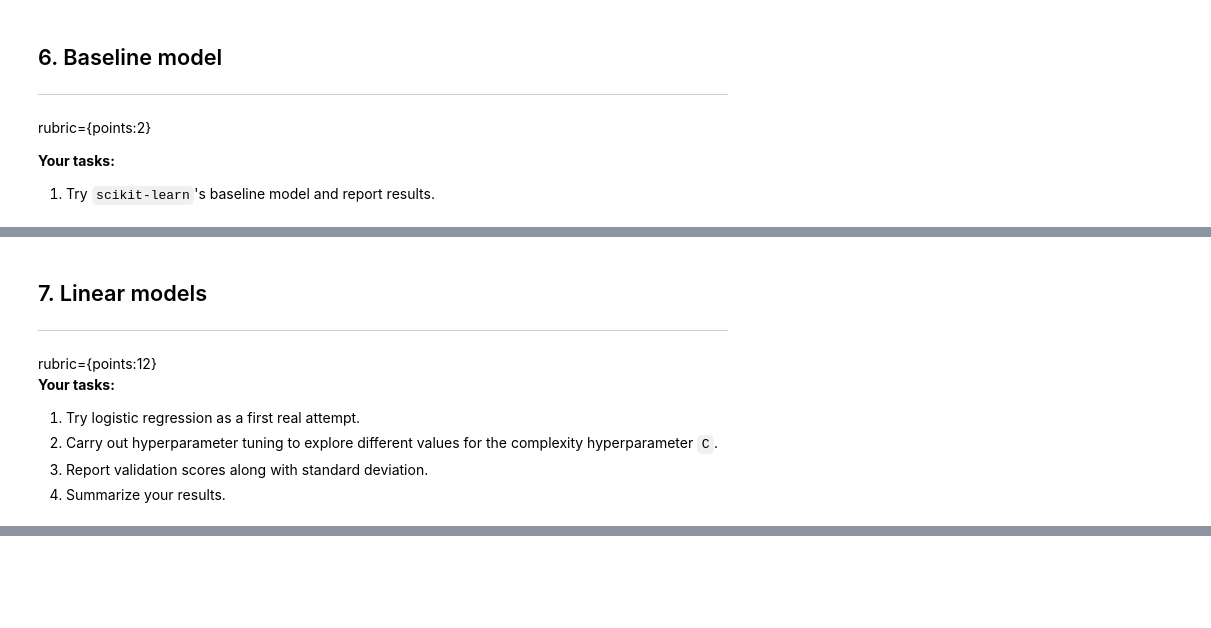
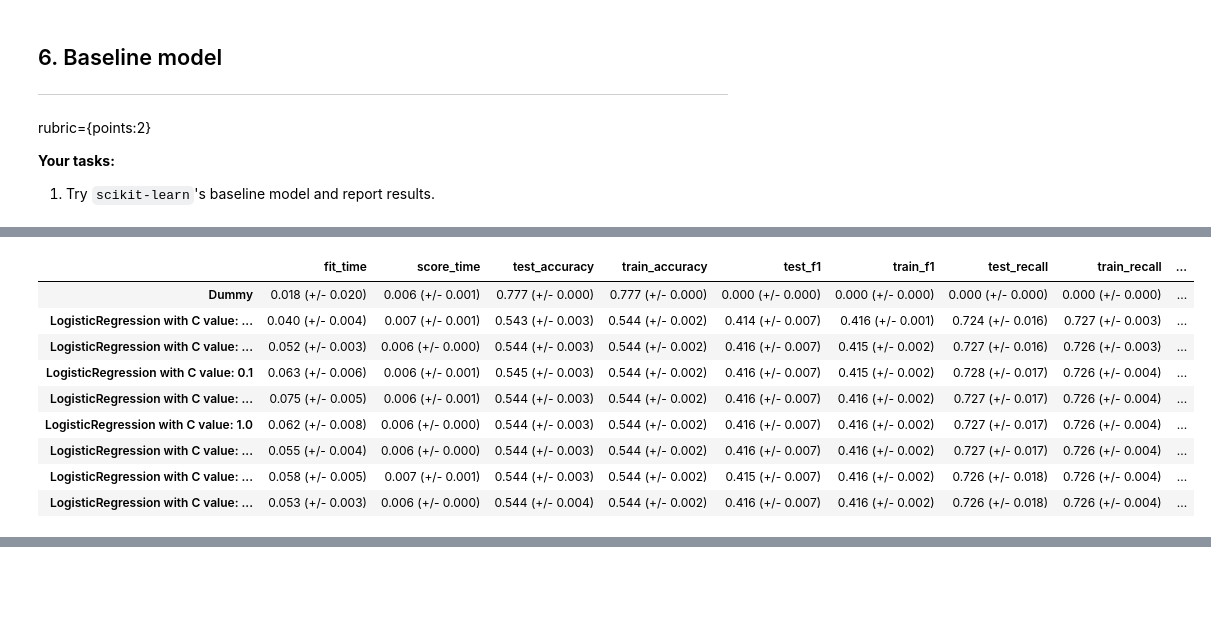
Before and after one commit to SilentM/cpsc330-2021W2, a Jupyter notebook: hw/hw6/hw6.ipynb, the cells around one changed output, grey strips where cells are left out. Saved outputs shown, nothing was run; the diff lists cells and outputs as text; code cells hidden in the pictures.

```diff
--- a/hw/hw6/hw6.ipynb
+++ b/hw/hw6/hw6.ipynb
@@ -439,11 +444,51 @@ pd.DataFrame(results).T
-# %% [markdown]
-## 7. Linear models <a name="7"></a>
-<hr>
-rubric={points:12}
-
-**Your tasks:**
-
-1. Try logistic regression as a first real attempt.
-2. Carry out hyperparameter tuning to explore different values for the complexity hyperparameter `C`.
-3. Report validation scores along with standard deviation.
-4. Summarize your results.
+# %%
+C_vals = 10.0 ** np.arange(-2, 2, 0.5)
+
+
+for C_val in C_vals:
+    pipe_lr = make_pipeline(preprocessor, LogisticRegression(max_iter=1000, class_weight="balanced", C=C_val, random_state=123))
+    results["LogisticRegression with C value: " + str(C_val)] = mean_std_cross_val_scores(pipe_lr, X_train, y_train, cv=5, return_train_score=True, scoring=scoring)
+
+
+pd.DataFrame(results).T
+
+
+# mean_cv_score_arr = []
+# mean_train_score_arr = []
+
+
+
+# print(depths)
+
+# for C_val in C_vals:
+#     pipe_lr = make_pipeline(preprocessor, LogisticRegression(max_iter = 1000, C = C_val))
+#     lr_cv_scores = cross_validate(pipe_lr, X_train, y_train, cv=5, return_train_score=True)
+
+#     df_lr_cv_scores = pd.DataFrame(lr_cv_scores)
+#     df_lr_scores_descript = df_lr_cv_scores.describe()
+
+#     mean_cv_score_arr.append(df_lr_scores_descript.loc["mean", "test_score"])
+#     mean_train_score_arr.append(df_lr_scores_descript.loc["mean", "train_score"])
+
+
+# # graph the data
+# plt.xlabel("C value")
+# plt.ylabel("Score")
+# plt.title("Score vs C value of 5-fold cross validation")
+
+# plt.plot(mean_cv_score_arr, label='mean cv score')
+# plt.plot(mean_train_score_arr, label='mean train score')
+
+# plt.legend();
+# plt.show()
+# %% [output]
+|  | fit_time | score_time | test_accuracy | train_accuracy | test_f1 | train_f1 | test_recall | train_recall | ... |
+| Dummy | 0.018 (+/- 0.020) | 0.006 (+/- 0.001) | 0.777 (+/- 0.000) | 0.777 (+/- 0.000) | 0.000 (+/- 0.000) | 0.000 (+/- 0.000) | 0.000 (+/- 0.000) | 0.000 (+/- 0.000) | ... |
+| LogisticRegression with C value: ... | 0.040 (+/- 0.004) | 0.007 (+/- 0.001) | 0.543 (+/- 0.003) | 0.544 (+/- 0.002) | 0.414 (+/- 0.007) | 0.416 (+/- 0.001) | 0.724 (+/- 0.016) | 0.727 (+/- 0.003) | ... |
+| LogisticRegression with C value: ... | 0.052 (+/- 0.003) | 0.006 (+/- 0.000) | 0.544 (+/- 0.003) | 0.544 (+/- 0.002) | 0.416 (+/- 0.007) | 0.415 (+/- 0.002) | 0.727 (+/- 0.016) | 0.726 (+/- 0.003) | ... |
+| LogisticRegression with C value: 0.1 | 0.063 (+/- 0.006) | 0.006 (+/- 0.001) | 0.545 (+/- 0.003) | 0.544 (+/- 0.002) | 0.416 (+/- 0.007) | 0.415 (+/- 0.002) | 0.728 (+/- 0.017) | 0.726 (+/- 0.004) | ... |
+| LogisticRegression with C value: ... | 0.075 (+/- 0.005) | 0.006 (+/- 0.001) | 0.544 (+/- 0.003) | 0.544 (+/- 0.002) | 0.416 (+/- 0.007) | 0.416 (+/- 0.002) | 0.727 (+/- 0.017) | 0.726 (+/- 0.004) | ... |
+| LogisticRegression with C value: 1.0 | 0.062 (+/- 0.008) | 0.006 (+/- 0.000) | 0.544 (+/- 0.003) | 0.544 (+/- 0.002) | 0.416 (+/- 0.007) | 0.416 (+/- 0.002) | 0.727 (+/- 0.017) | 0.726 (+/- 0.004) | ... |
+| LogisticRegression with C value: ... | 0.055 (+/- 0.004) | 0.006 (+/- 0.000) | 0.544 (+/- 0.003) | 0.544 (+/- 0.002) | 0.416 (+/- 0.007) | 0.416 (+/- 0.002) | 0.727 (+/- 0.017) | 0.726 (+/- 0.004) | ... |
+| LogisticRegression with C value: ... | 0.058 (+/- 0.005) | 0.007 (+/- 0.001) | 0.544 (+/- 0.003) | 0.544 (+/- 0.002) | 0.415 (+/- 0.007) | 0.416 (+/- 0.002) | 0.726 (+/- 0.018) | 0.726 (+/- 0.004) | ... |
+| LogisticRegression with C value: ... | 0.053 (+/- 0.003) | 0.006 (+/- 0.000) | 0.544 (+/- 0.004) | 0.544 (+/- 0.002) | 0.416 (+/- 0.007) | 0.416 (+/- 0.002) | 0.726 (+/- 0.018) | 0.726 (+/- 0.004) | ... |
```
Also changed, not shown: parts of 17 cells of this notebook.
